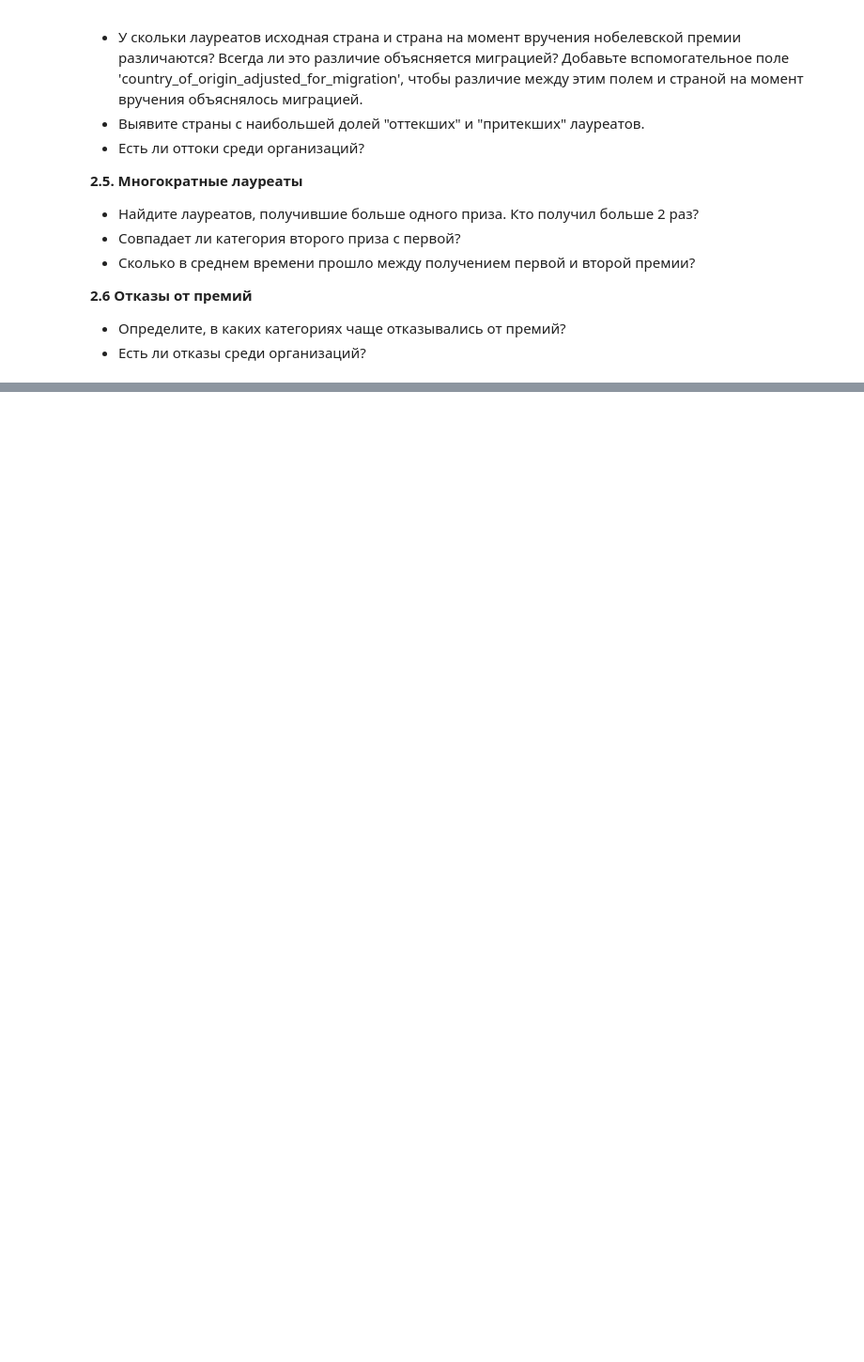
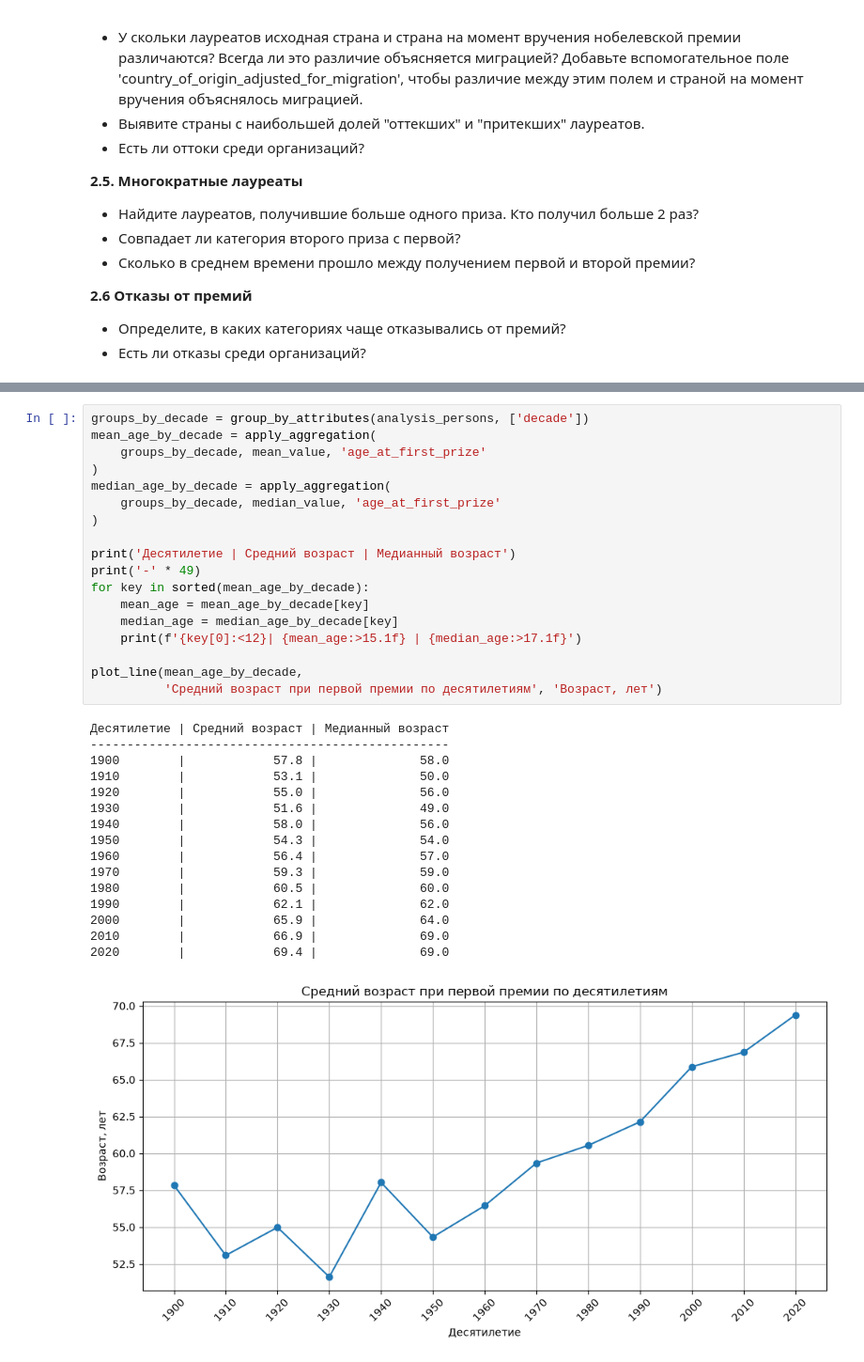
Before and after one commit to ploskiy-2/omd, a Jupyter notebook: final-project/laureates_countries_task.ipynb, the cells around one changed output, grey strips where cells are left out. Shown at 94% size. Cells and saved outputs as stored; diff of their text form; blank space fills up the shorter version.

```diff
--- a/final-project/laureates_countries_task.ipynb
+++ b/final-project/laureates_countries_task.ipynb
@@ -435,0 +556,35 @@ print('Пары:', id_gaps)
+# %%
+groups_by_decade = group_by_attributes(analysis_persons, ['decade'])
+mean_age_by_decade = apply_aggregation(
+    groups_by_decade, mean_value, 'age_at_first_prize'
+)
+median_age_by_decade = apply_aggregation(
+    groups_by_decade, median_value, 'age_at_first_prize'
+)
+
+print('Десятилетие | Средний возраст | Медианный возраст')
+print('-' * 49)
+for key in sorted(mean_age_by_decade):
+    mean_age = mean_age_by_decade[key]
+    median_age = median_age_by_decade[key]
+    print(f'{key[0]:<12}| {mean_age:>15.1f} | {median_age:>17.1f}')
+
+plot_line(mean_age_by_decade,
+          'Средний возраст при первой премии по десятилетиям', 'Возраст, лет')
+# %% [output]
+Десятилетие | Средний возраст | Медианный возраст
+-------------------------------------------------
+1900        |            57.8 |              58.0
+1910        |            53.1 |              50.0
+1920        |            55.0 |              56.0
+1930        |            51.6 |              49.0
+1940        |            58.0 |              56.0
+1950        |            54.3 |              54.0
+1960        |            56.4 |              57.0
+1970        |            59.3 |              59.0
+1980        |            60.5 |              60.0
+1990        |            62.1 |              62.0
+2000        |            65.9 |              64.0
+2010        |            66.9 |              69.0
+2020        |            69.4 |              69.0
+[figure, added]
```
Also changed, not shown: parts of 22 cells of this notebook, 1 other file.
